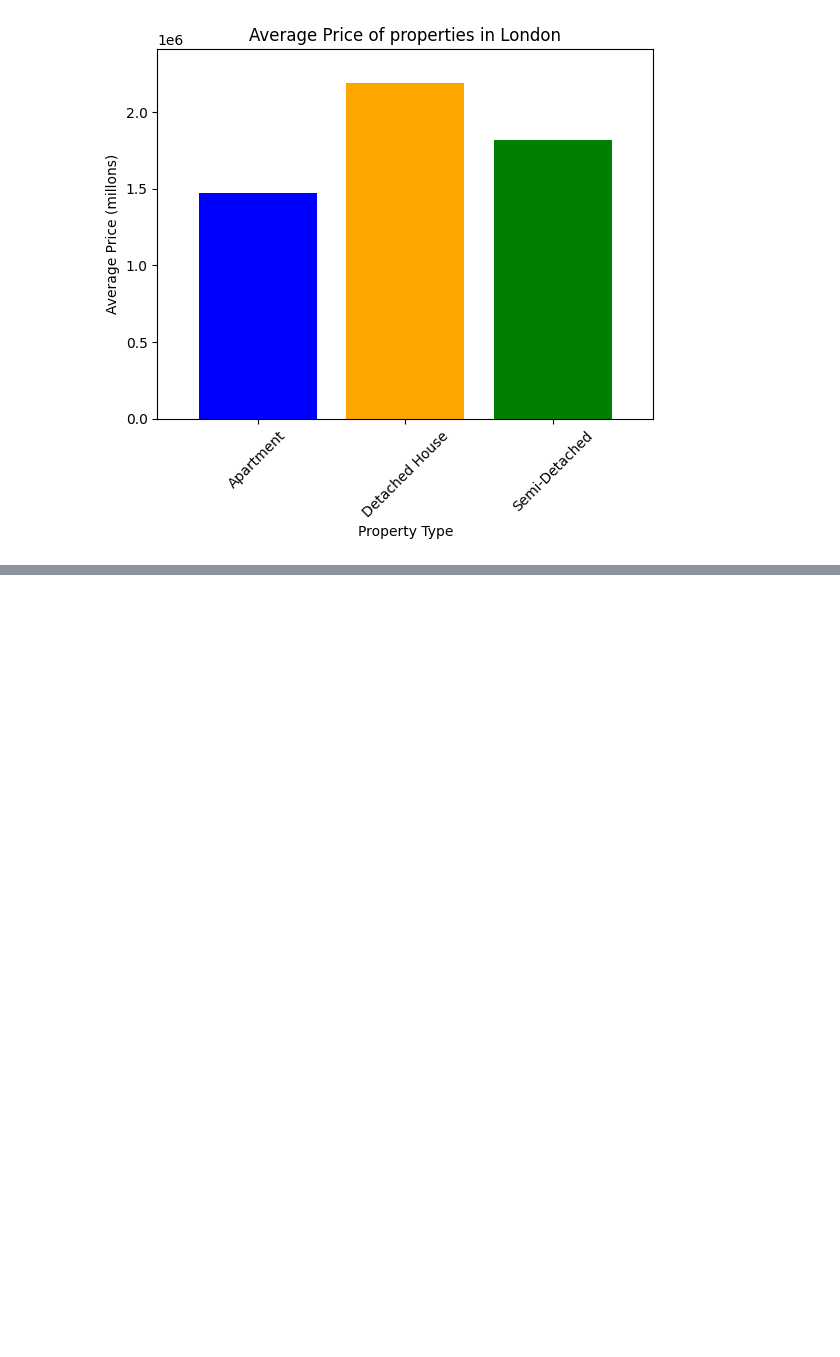
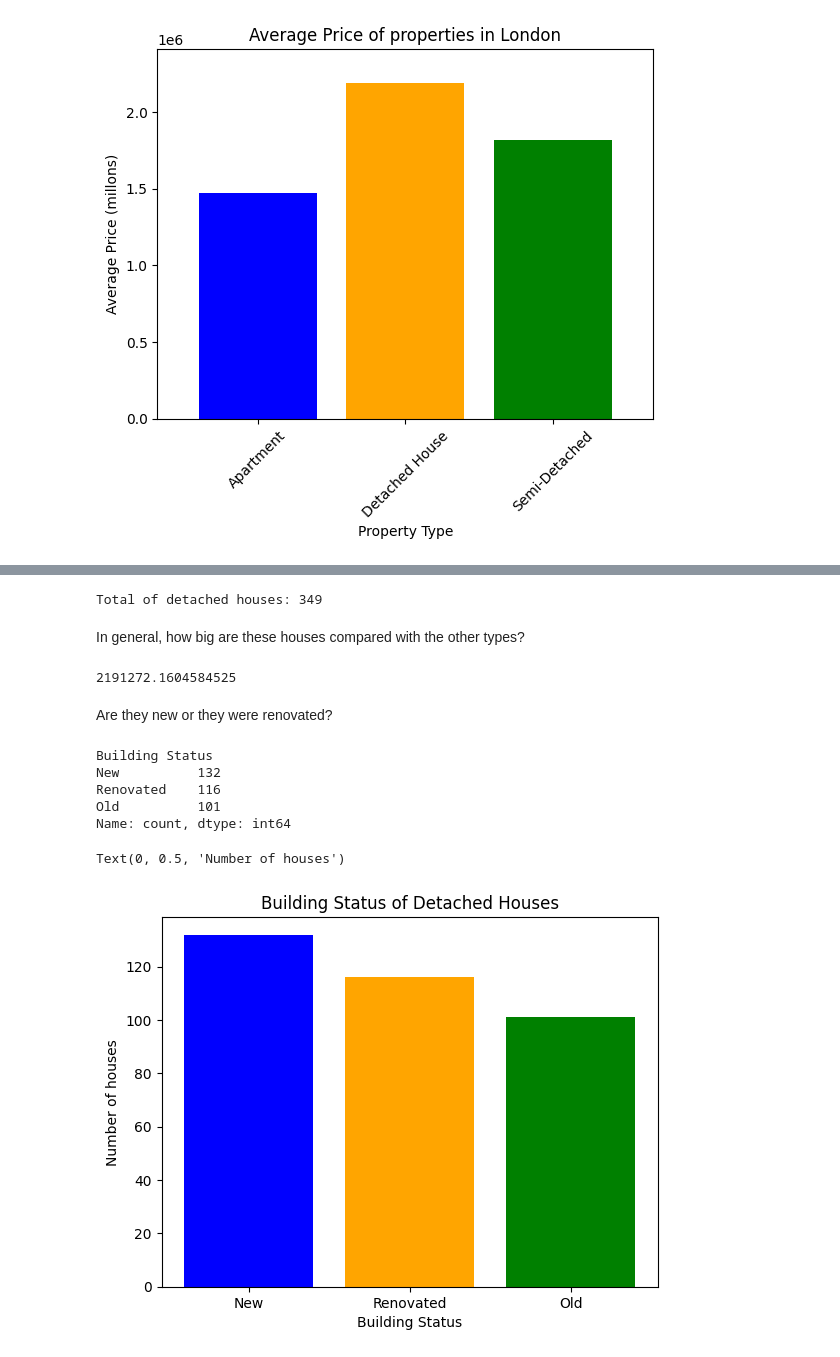
Before and after one commit to gas2345678/data_analysis-portfolio, a Jupyter notebook: Python/london_houses.ipynb, the cells around one changed output, grey strips where cells are left out. Saved outputs shown, nothing was run; the diff lists cells and outputs as text; code cells hidden in the pictures; blank space fills up the shorter version.

```diff
--- a/Python/london_houses.ipynb
+++ b/Python/london_houses.ipynb
@@ -122,0 +127,3 @@ Detached houses are the more expensive house type in London
+# %%
+detached_houses = df.loc[df["Property Type"] == "Detached House"]
+detached_houses
@@ -122,0 +144,33 @@ Detached houses are the more expensive house type in London
+# %%
+print("Total of detached houses: " + str(len(detached_houses)))
+# %% [output]
+Total of detached houses: 349
+# %% [markdown]
+In general, how big are these houses compared with the other types?
+# %%
+detached_houses_area = detached_houses["Price(k)"].mean()
+print(detached_houses_area)
+# %% [output]
+2191272.1604584525
+# %% [markdown]
+Are they new or they were renovated?
+# %%
+detached_houses_status = detached_houses["Building Status"]
+print(detached_houses_status.value_counts())
+# %% [output]
+Building Status
+New          132
+Renovated    116
+Old          101
+Name: count, dtype: int64
+# %%
+plt.bar(detached_houses_status.value_counts().index,detached_houses_status.value_counts().values,color=["blue","orange","green","red"])
+
+plt.title("Building Status of Detached Houses")
+
+plt.xlabel("Building Status")
+
+plt.ylabel("Number of houses")
+# %% [output]
+Text(0, 0.5, 'Number of houses')
+[figure, added]
```
Also changed, not shown: parts of 4 cells of this notebook.
